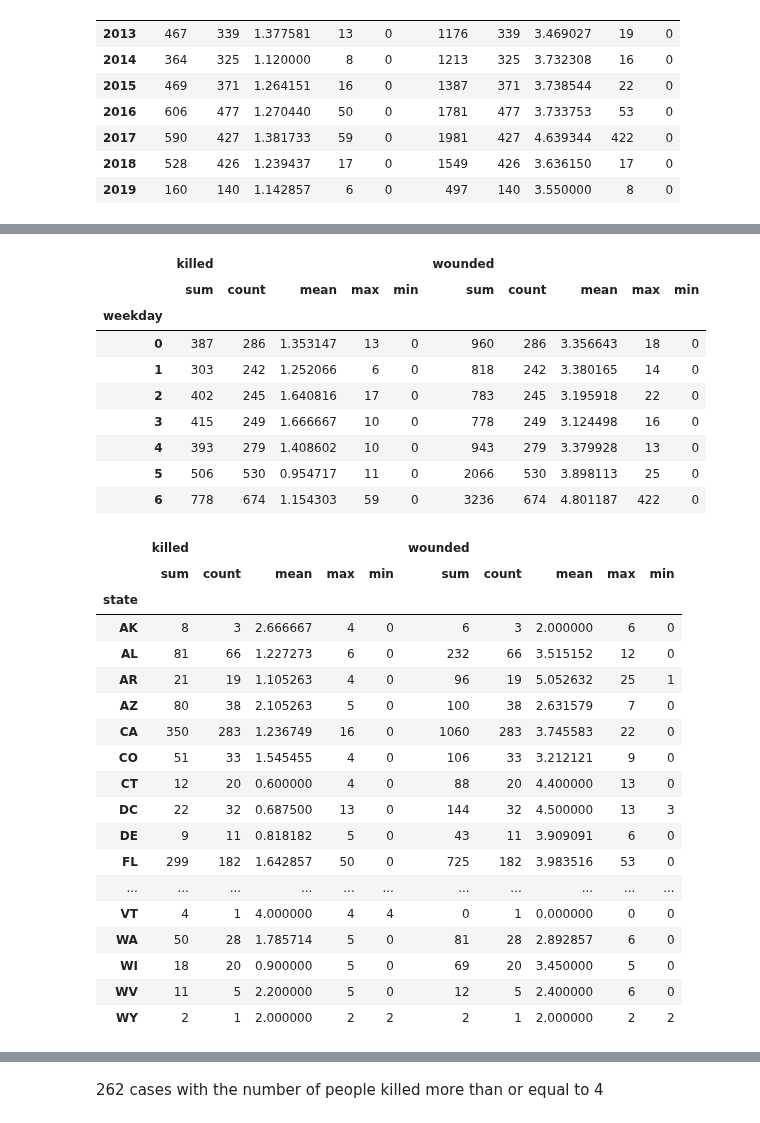
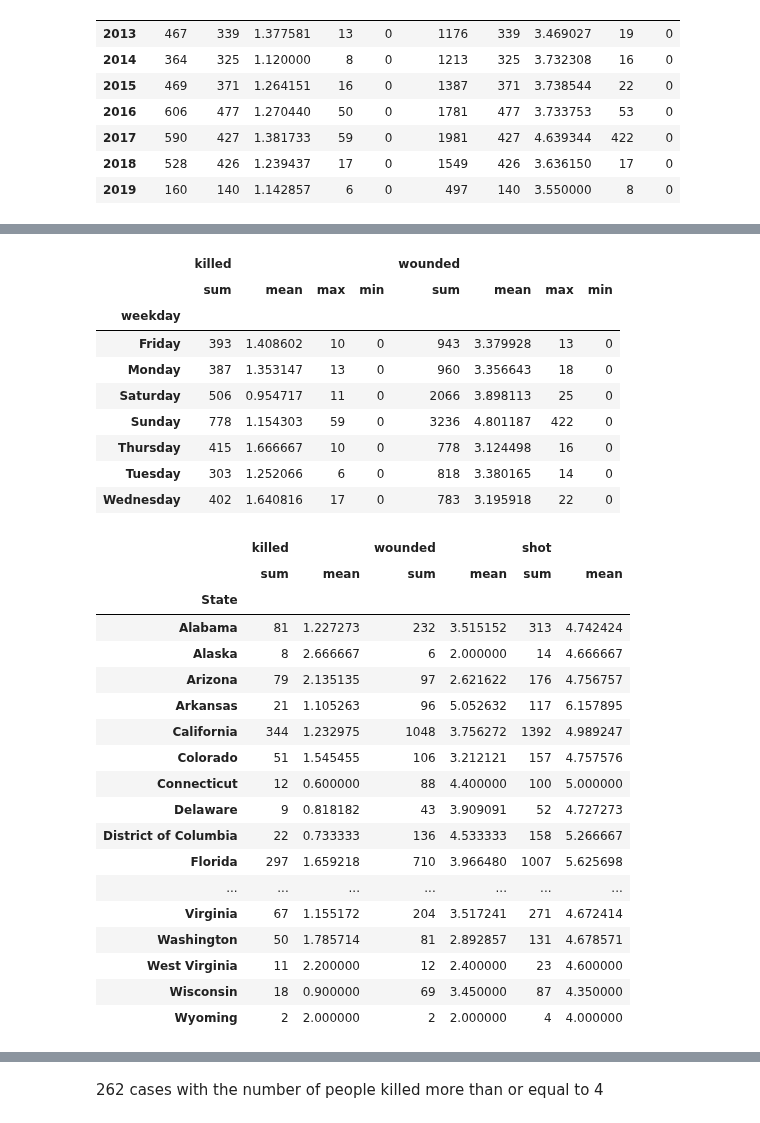
Before and after one commit to mayjai/US-Gun-Exploration-Visualization, a Jupyter notebook: US_Gun_Exploration.ipynb, the cells around one changed output, grey strips where cells are left out. Saved outputs shown, nothing was run; the diff lists cells and outputs as text; code cells hidden in the pictures.

```diff
--- a/US_Gun_Exploration.ipynb
+++ b/US_Gun_Exploration.ipynb
@@ -330,5 +381,0 @@ df_ms.drop(['name_semicolon_delimited','sources_semicolon_delimited'],axis = 1,
-# %%
-df_ms.state = df_ms.state.str.upper().str.rstrip()
-# %%
-df_ms.loc[df_ms.state == 'D.C.', 'state'] = 'DC'
-df_ms.loc[df_ms.state == 'PUERTO RICO', 'state'] = 'PR'
@@ -359,4 +389,8 @@ df_ms.head()
 # %%
+df_ms.date = pd.to_datetime(df_ms.date)
 df_ms['year'] = df_ms.date.dt.year
 df_ms['month'] = df_ms.date.dt.month
-df_ms['weekday'] = df_ms.date.dt.weekday
+df_ms['weekday'] = df_ms.date.dt.day_name()
+# %%
+df_ms['shot'] = df_ms.killed + df_ms.wounded
+df_ms['shot_x_gun_owner'] = df_ms.shot + df_ms['Gun Ownership (2007)']
@@ -403,35 +459,35 @@ df_ms.groupby('month')['killed','wounded'].agg(['sum','count','mean','max','min'
 # %%
-df_ms.groupby('weekday')['killed','wounded'].agg(['sum','count','mean','max','min'])
+df_ms.groupby('weekday')['killed','wounded'].agg(['sum','mean','max','min'])
 # %% [output]
-|  | killed |  |  |  |  | wounded |  |  |  |  |
-|  | sum | count | mean | max | min | sum | count | mean | max | min |
-| weekday |  |  |  |  |  |  |  |  |  |  |
-| 0 | 387 | 286 | 1.353147 | 13 | 0 | 960 | 286 | 3.356643 | 18 | 0 |
-| 1 | 303 | 242 | 1.252066 | 6 | 0 | 818 | 242 | 3.380165 | 14 | 0 |
-| 2 | 402 | 245 | 1.640816 | 17 | 0 | 783 | 245 | 3.195918 | 22 | 0 |
-| 3 | 415 | 249 | 1.666667 | 10 | 0 | 778 | 249 | 3.124498 | 16 | 0 |
-| 4 | 393 | 279 | 1.408602 | 10 | 0 | 943 | 279 | 3.379928 | 13 | 0 |
-| 5 | 506 | 530 | 0.954717 | 11 | 0 | 2066 | 530 | 3.898113 | 25 | 0 |
-| 6 | 778 | 674 | 1.154303 | 59 | 0 | 3236 | 674 | 4.801187 | 422 | 0 |
+|  | killed |  |  |  | wounded |  |  |  |
+|  | sum | mean | max | min | sum | mean | max | min |
+| weekday |  |  |  |  |  |  |  |  |
+| Friday | 393 | 1.408602 | 10 | 0 | 943 | 3.379928 | 13 | 0 |
+| Monday | 387 | 1.353147 | 13 | 0 | 960 | 3.356643 | 18 | 0 |
+| Saturday | 506 | 0.954717 | 11 | 0 | 2066 | 3.898113 | 25 | 0 |
+| Sunday | 778 | 1.154303 | 59 | 0 | 3236 | 4.801187 | 422 | 0 |
+| Thursday | 415 | 1.666667 | 10 | 0 | 778 | 3.124498 | 16 | 0 |
+| Tuesday | 303 | 1.252066 | 6 | 0 | 818 | 3.380165 | 14 | 0 |
+| Wednesday | 402 | 1.640816 | 17 | 0 | 783 | 3.195918 | 22 | 0 |
 # %%
-df_ms.groupby('state')['killed','wounded'].agg(['sum','count','mean','max','min'])
+df_ms.groupby('State')['killed','wounded', 'shot'].agg(['sum','mean'])
 # %% [output]
-|  | killed |  |  |  |  | wounded |  |  |  |  |
-|  | sum | count | mean | max | min | sum | count | mean | max | min |
-| state |  |  |  |  |  |  |  |  |  |  |
-| AK | 8 | 3 | 2.666667 | 4 | 0 | 6 | 3 | 2.000000 | 6 | 0 |
-| AL | 81 | 66 | 1.227273 | 6 | 0 | 232 | 66 | 3.515152 | 12 | 0 |
-| AR | 21 | 19 | 1.105263 | 4 | 0 | 96 | 19 | 5.052632 | 25 | 1 |
-| AZ | 80 | 38 | 2.105263 | 5 | 0 | 100 | 38 | 2.631579 | 7 | 0 |
-| CA | 350 | 283 | 1.236749 | 16 | 0 | 1060 | 283 | 3.745583 | 22 | 0 |
-| CO | 51 | 33 | 1.545455 | 4 | 0 | 106 | 33 | 3.212121 | 9 | 0 |
-| CT | 12 | 20 | 0.600000 | 4 | 0 | 88 | 20 | 4.400000 | 13 | 0 |
-| DC | 22 | 32 | 0.687500 | 13 | 0 | 144 | 32 | 4.500000 | 13 | 3 |
-| DE | 9 | 11 | 0.818182 | 5 | 0 | 43 | 11 | 3.909091 | 6 | 0 |
-| FL | 299 | 182 | 1.642857 | 50 | 0 | 725 | 182 | 3.983516 | 53 | 0 |
-| ... | ... | ... | ... | ... | ... | ... | ... | ... | ... | ... |
-| VT | 4 | 1 | 4.000000 | 4 | 4 | 0 | 1 | 0.000000 | 0 | 0 |
-| WA | 50 | 28 | 1.785714 | 5 | 0 | 81 | 28 | 2.892857 | 6 | 0 |
-| WI | 18 | 20 | 0.900000 | 5 | 0 | 69 | 20 | 3.450000 | 5 | 0 |
-| WV | 11 | 5 | 2.200000 | 5 | 0 | 12 | 5 | 2.400000 | 6 | 0 |
-| WY | 2 | 1 | 2.000000 | 2 | 2 | 2 | 1 | 2.000000 | 2 | 2 |
+|  | killed |  | wounded |  | shot |  |
+|  | sum | mean | sum | mean | sum | mean |
+| State |  |  |  |  |  |  |
+| Alabama | 81 | 1.227273 | 232 | 3.515152 | 313 | 4.742424 |
+| Alaska | 8 | 2.666667 | 6 | 2.000000 | 14 | 4.666667 |
+| Arizona | 79 | 2.135135 | 97 | 2.621622 | 176 | 4.756757 |
+| Arkansas | 21 | 1.105263 | 96 | 5.052632 | 117 | 6.157895 |
+| California | 344 | 1.232975 | 1048 | 3.756272 | 1392 | 4.989247 |
+| Colorado | 51 | 1.545455 | 106 | 3.212121 | 157 | 4.757576 |
+| Connecticut | 12 | 0.600000 | 88 | 4.400000 | 100 | 5.000000 |
+| Delaware | 9 | 0.818182 | 43 | 3.909091 | 52 | 4.727273 |
+| District of Columbia | 22 | 0.733333 | 136 | 4.533333 | 158 | 5.266667 |
+| Florida | 297 | 1.659218 | 710 | 3.966480 | 1007 | 5.625698 |
+| ... | ... | ... | ... | ... | ... | ... |
+| Virginia | 67 | 1.155172 | 204 | 3.517241 | 271 | 4.672414 |
+| Washington | 50 | 1.785714 | 81 | 2.892857 | 131 | 4.678571 |
+| West Virginia | 11 | 2.200000 | 12 | 2.400000 | 23 | 4.600000 |
+| Wisconsin | 18 | 0.900000 | 69 | 3.450000 | 87 | 4.350000 |
+| Wyoming | 2 | 2.000000 | 2 | 2.000000 | 4 | 4.000000 |
```
Also changed, not shown: parts of 42 cells of this notebook.
